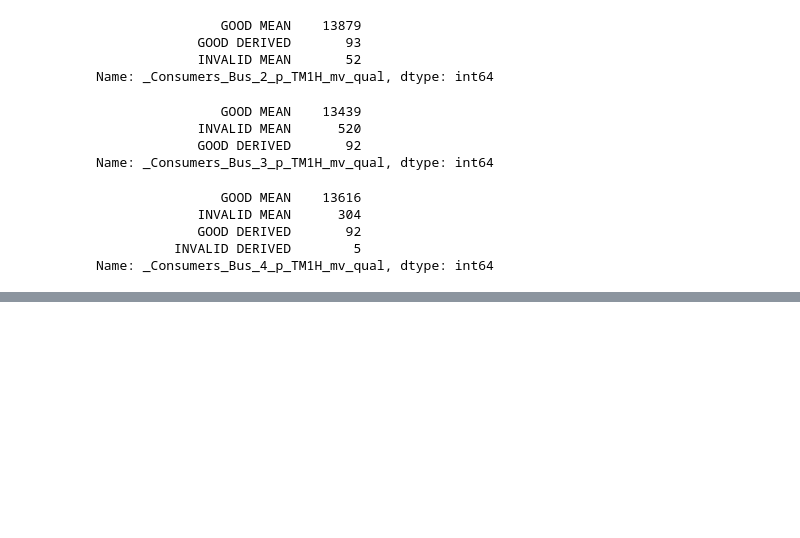
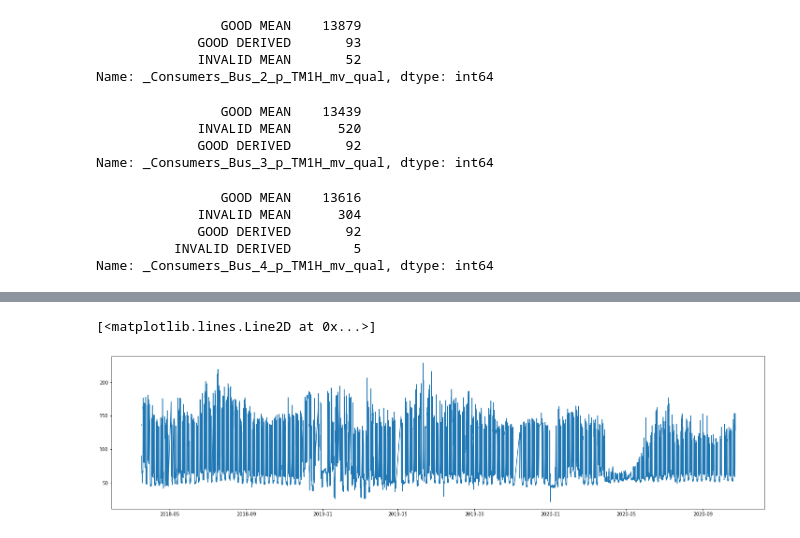
Before and after one commit to TVI-BIZ/Moscow_DS_2020, a Jupyter notebook: data_prep.ipynb, the cells around one changed output, grey strips where cells are left out. Drawn from its saved outputs; the diff is of its cells as text; code cells hidden in the pictures; blank space fills up the shorter version.

```diff
--- a/data_prep.ipynb
+++ b/data_prep.ipynb
@@ -159,0 +286,11 @@ Name: _Consumers_Bus_4_p_TM1H_mv_qual, dtype: int64
+# %%
+df_data_mask['Target_Sum_Complex_Grid'] = (df_data_mask['_externalGrid_Bus_1_p_TM1H_mv_val']+
+                                      df_data_mask['_externalGrid_Bus_2_p_TM1H_mv_val']+
+                                      df_data_mask['_externalGrid_Bus_3_p_TM1H_mv_val']+
+                                      df_data_mask['_externalGrid_Bus_4_p_TM1H_mv_val'])
+df_data_mask['Target_Sum_Complex_Ruf'] = (df_data_mask['_roof_1_Bus_4_p_TM1H_mv_val']+
+                                      df_data_mask['_roof_2_Bus_4_p_TM1H_mv_val']+
+                                      df_data_mask['_roof_Bus_1_p_TM1H_mv_val'])
+df_data_mask['Target_Sum_Complex_Acc'] = (df_data_mask['_Accumulator_Bus_1_p_TM1H_mv_val']+
+                                      df_data_mask['_Accumulator_Bus_2_p_TM1H_mv_val']+
+                                      df_data_mask['_Accumulator_Bus_3_p_TM1H_mv_val'])
@@ -159,0 +313,7 @@ Name: _Consumers_Bus_4_p_TM1H_mv_qual, dtype: int64
+# %%
+fig = plt.figure(figsize=(25, 6))
+ax = plt.axes()
+ax.plot(df_data_mask['time'],df_data_mask['Target_Sum_Complex_Grid'])
+# %% [output]
+[<matplotlib.lines.Line2D at 0x...>]
+[figure, added]
```
Also changed, not shown: parts of 15 cells of this notebook.
